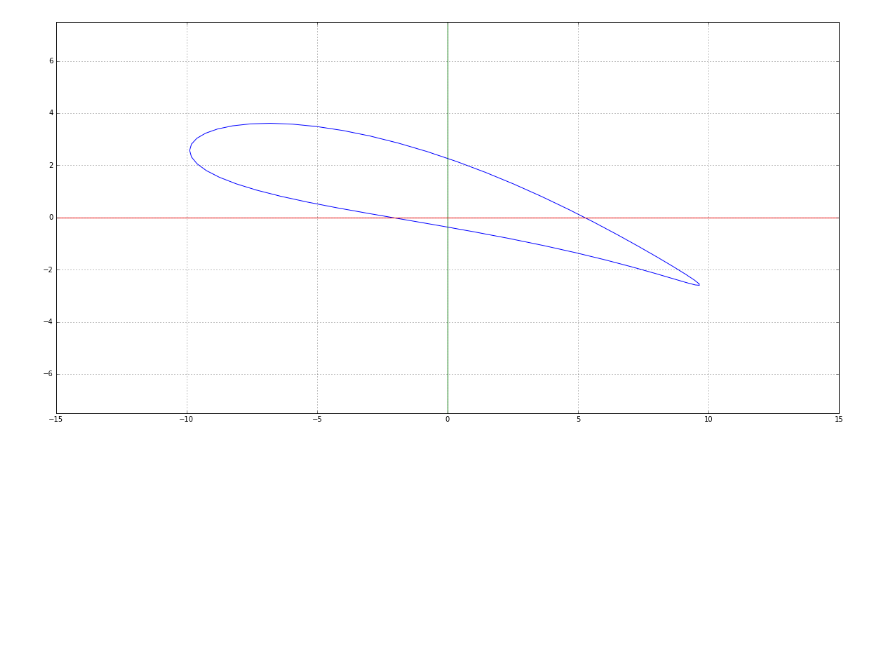
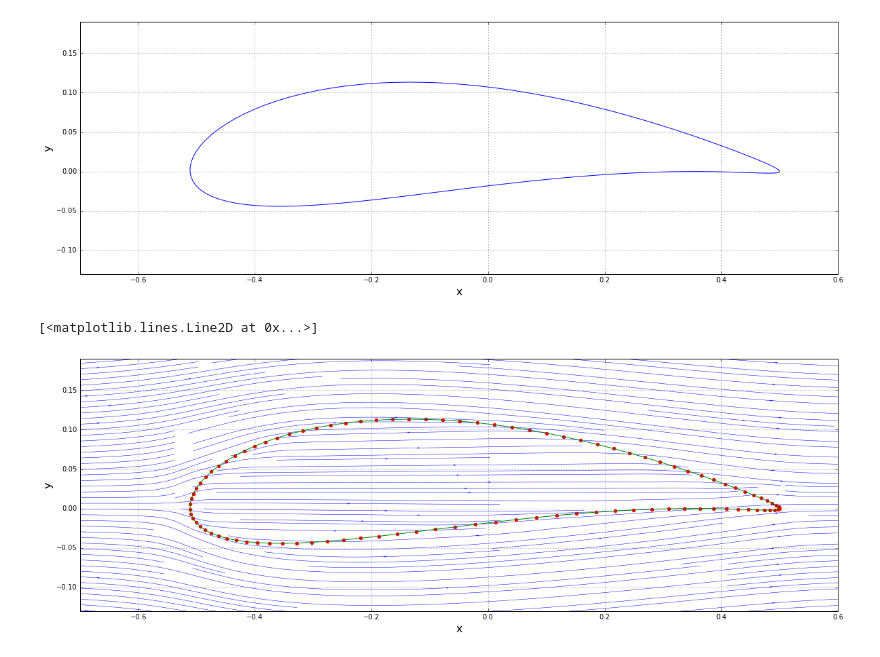
Before and after one commit to zhenyushi/mae6226_workspace, a Jupyter notebook: Joukowski_airfoil.ipynb, the cells around one changed output. Cells and saved outputs as stored; diff of their text form; code cells hidden in the pictures; blank space fills up the shorter version.

```diff
--- a/Joukowski_airfoil.ipynb
+++ b/Joukowski_airfoil.ipynb
@@ -3,12 +3,19 @@ import numpy
 import math
 from matplotlib import pyplot
 %matplotlib inline
+# %%
+N = 51
+x_start, x_end = -1, 2
+y_start, y_end = -0.5, 0.5
+x = numpy.linspace(x_start, x_end,N)
+y = numpy.linspace(y_start, y_end,N)
+X, Y = numpy.meshgrid(x,y)
 # %%
-theta = numpy.linspace(0,2*numpy.pi,51)
-r = 5
-epsilon_x = 0.5
-epsilon_y = 0.5
-alpha = 15/180*numpy.pi
+theta = numpy.linspace(0,2*numpy.pi,100)
+r = 0.25
+epsilon_x = 0.025
+epsilon_y = 0.025
+alpha = 0/180*numpy.pi
 
 epsilon = -1*epsilon_x + 1j*epsilon_y
 r_eps = math.sqrt(epsilon_x**2+epsilon_y**2)
@@ -17,16 +24,17 @@ aoa = 1/numpy.exp(1j*alpha)
 z = r*numpy.exp(theta*1j)
 z = z + epsilon
 z = z + r_eps*numpy.exp(theta*1j)
-zeta = z+5**2/z
+zeta = z+r**2/z
 zeta = zeta * aoa
-# %%
-size = 10
-pyplot.figure(figsize=(2*size, size))
-pyplot.xlim(-15, 15)
-pyplot.ylim(-7.5, 7.5)
-pyplot.plot(zeta.real,zeta.imag)
-pyplot.plot(numpy.zeros(5),numpy.linspace(-15,15,5))
-pyplot.plot(numpy.linspace(-15,15,5),numpy.zeros(5))
-pyplot.grid(1)
-# %% [output]
-[figure, removed]
+# %%
+size = 20
+pyplot.figure(figsize=(size, (y_end-y_start)/(x_end-x_start)*size))
+pyplot.grid(True)
+pyplot.xlabel('x', fontsize=16)
+pyplot.ylabel('y', fontsize=16)
+pyplot.xlim(x_start/2-0.2, x_end/2-0.4)
+pyplot.ylim(y_start/2+0.12, y_end/2-0.06)
+pyplot.plot(zeta.real,zeta.imag)
+pyplot.grid(1)
+# %% [output]
+[figure, added]
@@ -32,0 +76,21 @@ pyplot.grid(1)
+# %%
+u = u_freestream + u_source_sum
+v = v_freestream + v_source_sum
+psi = psi_freestream + psi_source_sum
+
+
+size = 20
+pyplot.figure(figsize=(size, (y_end-y_start)/(x_end-x_start)*size))
+pyplot.grid(True)
+pyplot.xlabel('x', fontsize=16)
+pyplot.ylabel('y', fontsize=16)
+pyplot.xlim(x_start/2-0.2, x_end/2-0.4)
+pyplot.ylim(y_start/2+0.12, y_end/2-0.06)
+pyplot.streamplot(X, Y, u, v, density=5, linewidth=0.5, arrowsize=0.5, arrowstyle='->')
+
+pyplot.scatter(x_airfoil, y_airfoil, color='r', s=20, marker='o')
+
+pyplot.plot(x_airfoil,y_airfoil)
+# %% [output]
+[<matplotlib.lines.Line2D at 0x...>]
+[figure, added]
```
Also changed, not shown: parts of 5 cells of this notebook.
